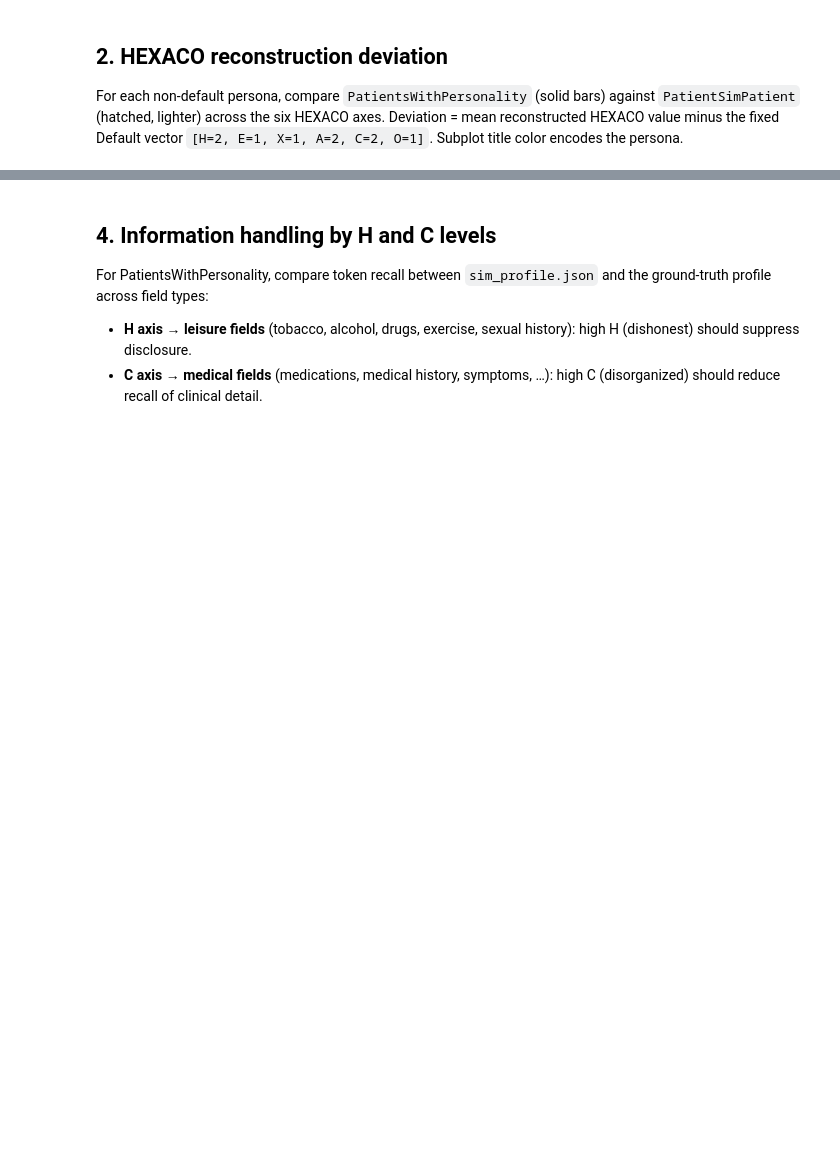
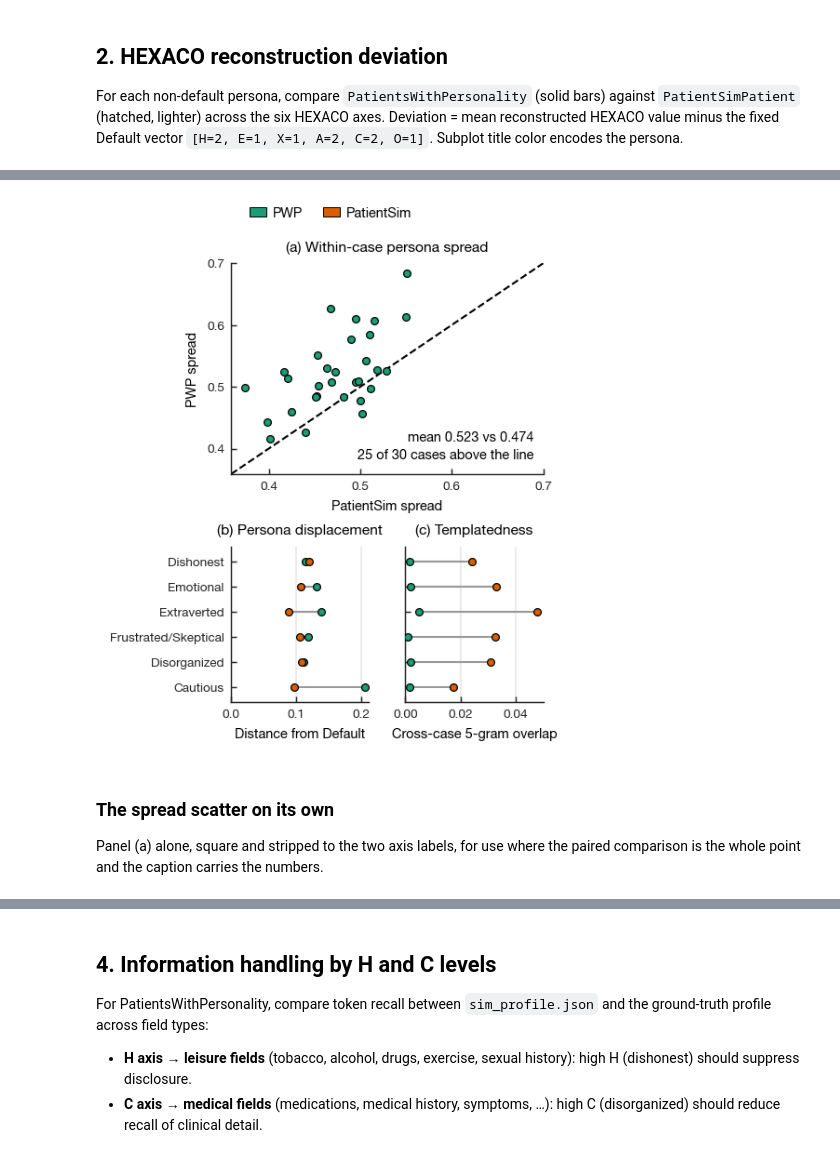
Before and after one commit to mo374z/PatientsWithPersonality, a Jupyter notebook: notebooks/eval_personality.ipynb, the cells around one changed output, grey strips where cells are left out. Drawn from its saved outputs; the diff is of its cells as text; code cells hidden in the pictures; blank space fills up the shorter version.

```diff
--- a/notebooks/eval_personality.ipynb
+++ b/notebooks/eval_personality.ipynb
@@ -293,0 +347,21 @@ display(paper_table)
+# %%
+plot_persona_diversity_compact(
+    spread_df,
+    displacement_df,
+    overlap_df,
+    group_col="simulator",
+    persona_col="persona",
+    case_col="conversation_name",
+    simulator_order=SIMULATOR_ORDER,
+    persona_order=VARIANT_ORDER,
+    simulator_labels=SIMULATOR_LABELS,
+    n_gram=5,
+    save_as="personality_case_controlled_diversity_compact",
+);
+# %% [output]
+[figure, added]
+# %% [markdown]
+### The spread scatter on its own
+
+Panel (a) alone, square and stripped to the two axis labels, for use where the paired
+comparison is the whole point and the caption carries the numbers.
```
Also changed, not shown: parts of 24 cells of this notebook, 6 other files.
